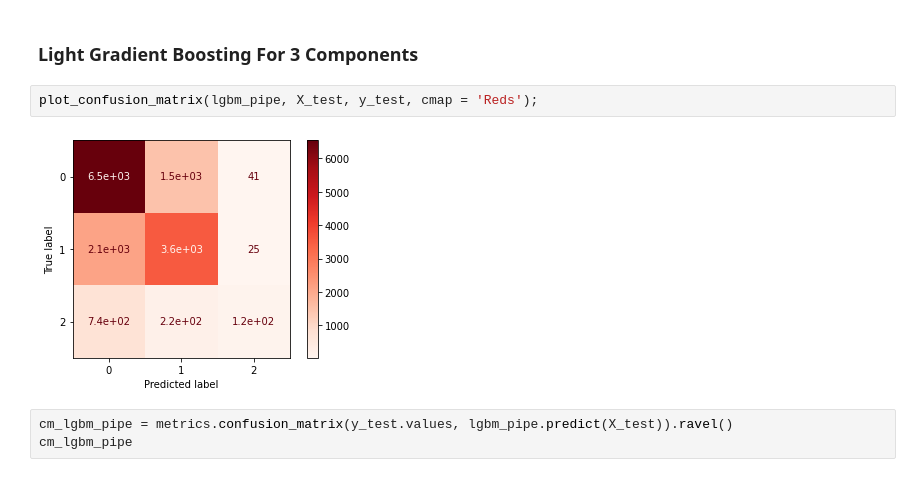
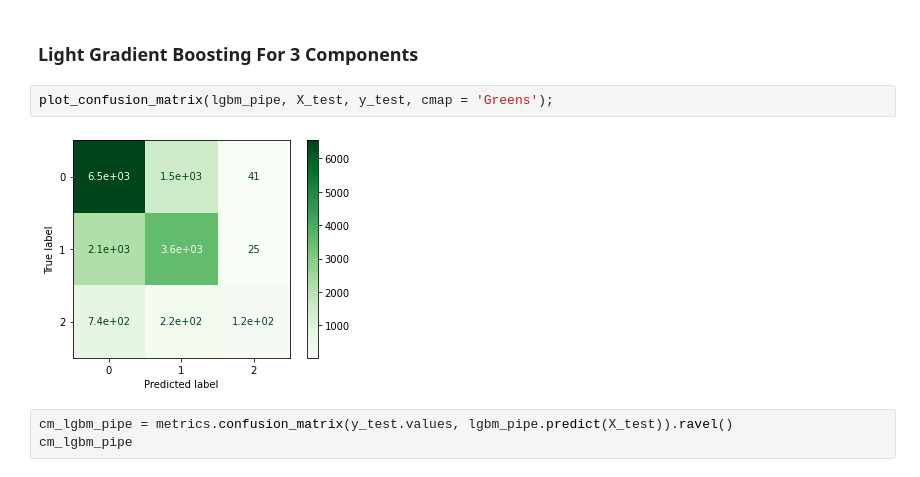
Before and after one commit to Savvy-Slowley/Pump-it-Up-Data-Mining-the-Water-Table-, a Jupyter notebook: Pump_it_Up_Data_Mining_the_Water_Table_(Project).ipynb, the cells around one changed output. Cells and saved outputs as stored; diff of their text form.

```diff
--- a/Pump_it_Up_Data_Mining_the_Water_Table_(Project).ipynb
+++ b/Pump_it_Up_Data_Mining_the_Water_Table_(Project).ipynb
@@ -656,9 +656,9 @@ This model has decent results with above a 70% overall accuracy.
 # %% [markdown]
 ### Light Gradient Boosting For 3 Components
 # %%
-plot_confusion_matrix(lgbm_pipe, X_test, y_test, cmap = 'Reds');
+plot_confusion_matrix(lgbm_pipe, X_test, y_test, cmap = 'Greens');
 # %% [output]
-[figure, old version]
+[figure, new version]
 # %%
 cm_lgbm_pipe = metrics.confusion_matrix(y_test.values, lgbm_pipe.predict(X_test)).ravel()
 cm_lgbm_pipe
```
Also changed, not shown: parts of 1 cell of this notebook.
